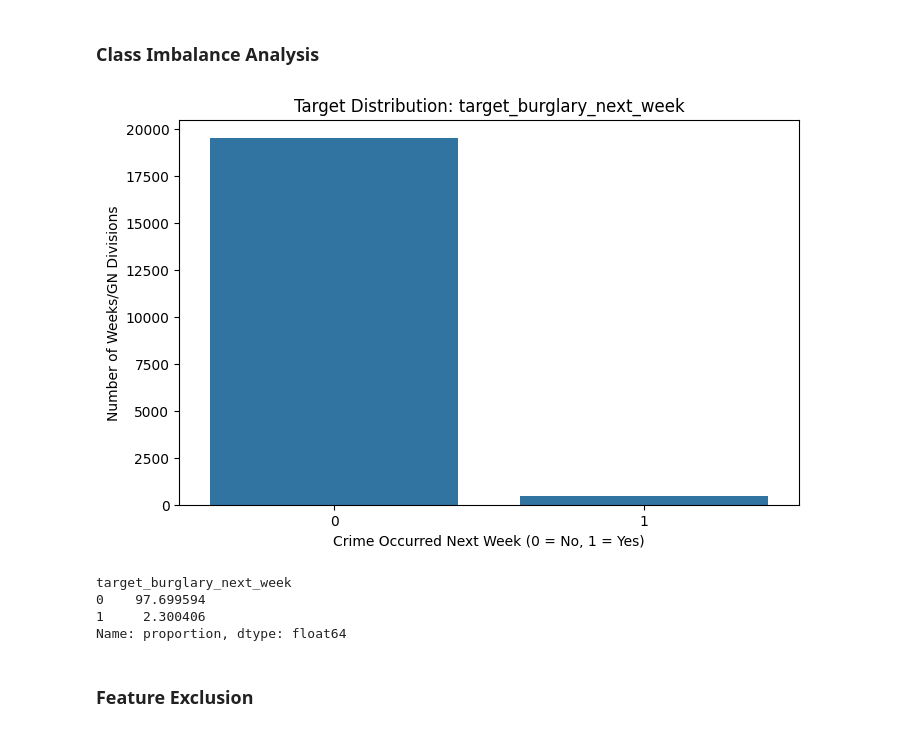
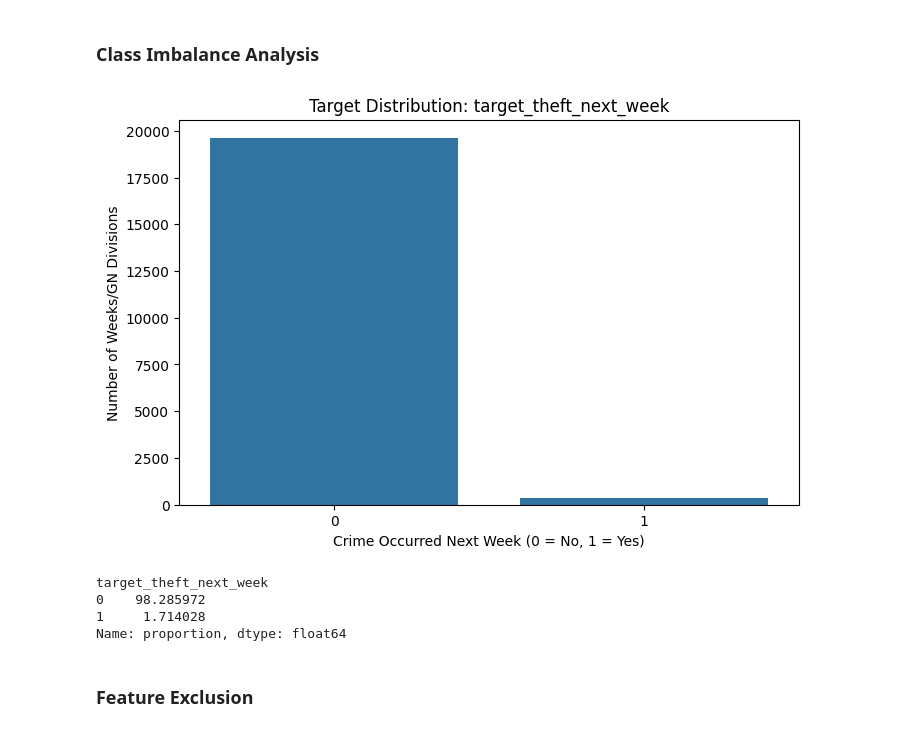
Before and after one commit to Chanthul4054/E-Policing, a Jupyter notebook: Component_1_DPP&DC.ipynb, the cells around one changed output. Drawn from its saved outputs; the diff is of its cells as text; code cells hidden in the pictures.

```diff
--- a/Component_1_DPP&DC.ipynb
+++ b/Component_1_DPP&DC.ipynb
@@ -385,4 +388,5 @@ def get_season(month):
 # %%
+
 final_grid['season'] = final_grid['month'].apply(get_season)
 final_grid = pd.get_dummies(final_grid, columns=['season'], prefix='season')
 
@@ -404,12 +408,12 @@ for crime in unique_crimes:
     col_name = f'{crime.lower().replace(" ", "_")}_trend_4w'
     final_grid[col_name] = final_grid.groupby('gn_pcode')[crime].transform(
         lambda x: x.rolling(window=4, min_periods=1).mean()
-    ).shift(1).fillna(0) # SHIFT(1) is vital to prevent data leakage
+    ).shift(1).fillna(0)
 
 # Calculate shifted 4-week rolling average of total crimes
 # This gives the model a sense of overall "neighborhood activity"
 final_grid['total_crime_trend_4w'] = final_grid.groupby('gn_pcode')['total_crimes'].transform(
-    lambda x: x.rolling(window=4, min_periods=1).mean()
+    lambda x: x.rolling(window=4, min_periods=4).mean()
 ).shift(1).fillna(0)
 # %%
 final_grid.info()
@@ -460,9 +464,37 @@ final_grid['lag_total_2w'] = final_grid.groupby('gn_pcode')['total_crimes'].shif
 # District Proxy logic (Spatial Lag)
 final_grid['district_id'] = final_grid['gn_pcode'].astype(str).str[:4]
 
+
 # We calculate the district average of total crimes to give context of the surrounding area
-dist_avg = final_grid.groupby(['week_start','district_id'])['total_crimes'].transform('mean')
-final_grid['spatial_lag_1w'] = final_grid.groupby('gn_pcode')[dist_avg.name].shift(1).fillna(0)
+dist_avg = final_grid.groupby(['week_start','district_id'],as_index=False)['total_crimes'].mean()
+dist_avg.rename(columns={'total_crimes': 'district_avg_crimes'}, inplace=True)
+final_grid = pd.merge(final_grid, dist_avg, on=['week_start', 'district_id'], how='left')
 
-# Cleanup
-final_grid = final_grid.drop(columns=['district_id'])
+final_grid['spatial_lag_1w'] = final_grid.groupby('gn_pcode')['district_avg_crimes'].shift(1).fillna(0)
+
+final_grid = final_grid.drop(columns=['district_avg_crimes', 'district_id'])
+
+print("\n🔧 Removing current week crime counts (we use lagged versions)...")
+
+for crime in unique_crimes:
+    if crime in final_grid.columns:
+        final_grid = final_grid.drop(columns=[crime])
+        print(f"   ✅ Dropped {crime} (using lag features instead)")
+
+# Also drop current week total (we use lag_total_1w)
+if 'total_crimes' in final_grid.columns:
+    final_grid = final_grid.drop(columns=['total_crimes'])
+    print(f"   ✅ Dropped total_crimes (using lag_total_1w instead)")
+
+print("✅ Current week features removed!")
+
+
+print("\n🔧 Shifting time bin features...")
+
+for time_bin in ['night', 'morning', 'afternoon', 'evening']:
+    if time_bin in final_grid.columns:
+        final_grid[f'{time_bin}_lag_1w'] = final_grid.groupby('gn_pcode')[time_bin].shift(1).fillna(0)
+        final_grid = final_grid.drop(columns=[time_bin])
+        print(f"   ✅ Shifted {time_bin} → {time_bin}_lag_1w")
+
+print("✅ Time bin features fixed!")
@@ -470,22 +519,22 @@ final_grid = final_grid.drop(columns=['district_id'])
 ### Class Imbalance Analysis
 # %%
 # Select one of your target columns to check imbalance (e.g., burglary)
-target_to_check = 'target_burglary_next_week'
+target_to_check = 'target_theft_next_week'
 
 plt.figure(figsize=(8, 5))
 sns.countplot(x=target_to_check, data=final_grid)
 plt.title(f'Target Distribution: {target_to_check}')
 plt.xlabel('Crime Occurred Next Week (0 = No, 1 = Yes)')
 plt.ylabel('Number of Weeks/GN Divisions')
 plt.show()
 
 # Calculate the exact percentage to justify class weights
 print(final_grid[target_to_check].value_counts(normalize=True) * 100)
 # %% [output]
-[figure, old version]
+[figure, new version]
-target_burglary_next_week
-0    97.699594
-1     2.300406
+target_theft_next_week
+0    98.285972
+1     1.714028
 Name: proportion, dtype: float64
 # %% [markdown]
 ### Feature Exclusion
```
Also changed, not shown: parts of 31 cells of this notebook.
